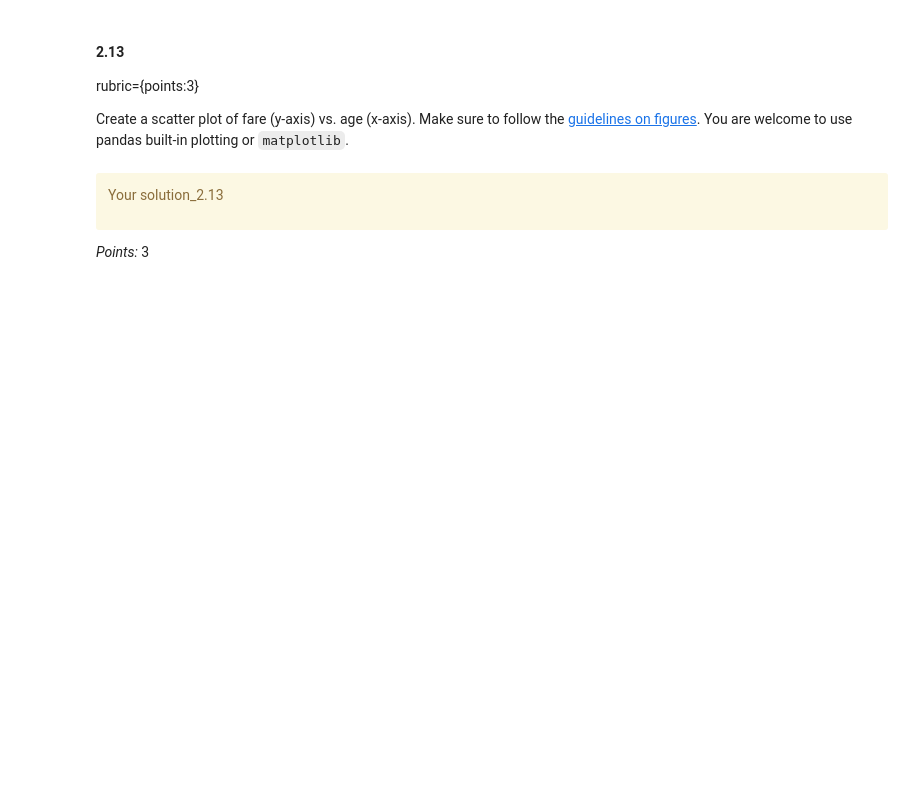
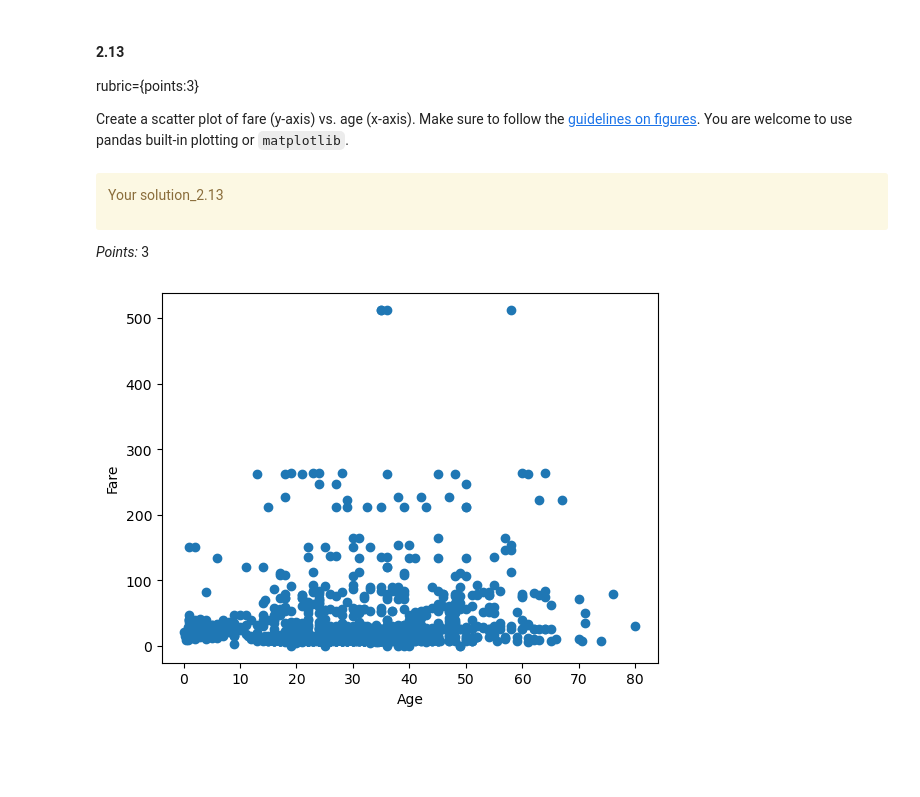
Before and after one commit to sidex18/CPSC330-hw1, a Jupyter notebook: hw1.ipynb, the cells around one changed output. Cells and saved outputs as stored; diff of their text form; code cells hidden in the pictures; blank space fills up the shorter version.

```diff
--- a/hw1.ipynb
+++ b/hw1.ipynb
@@ -218,0 +291,3 @@ _Points:_ 2
+# %%
+titanic_df = pd.read_csv("data/titanic.csv")
+print(type(titanic_df["age"]))
@@ -436,3 +563,11 @@ _Points:_ 3
+# %%
+
+plt.scatter(titanic_df["age"], titanic_df["fare"])
+plt.xlabel("Age")
+plt.ylabel("Fare")
+plt.show()
+# %% [output]
+[figure, added]
 # %% [markdown]
 <!-- END QUESTION -->
 
```
Also changed, not shown: parts of 47 cells of this notebook.
